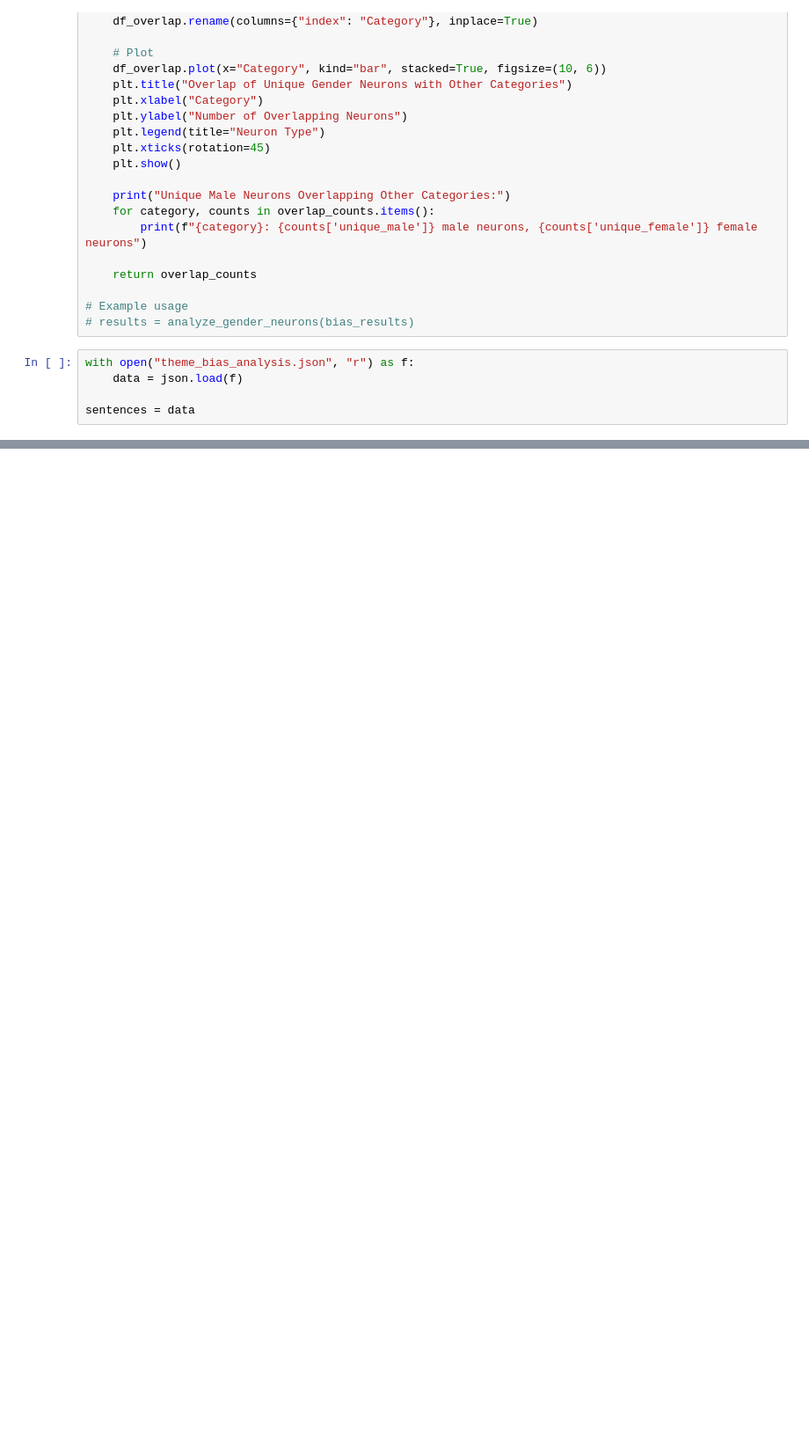
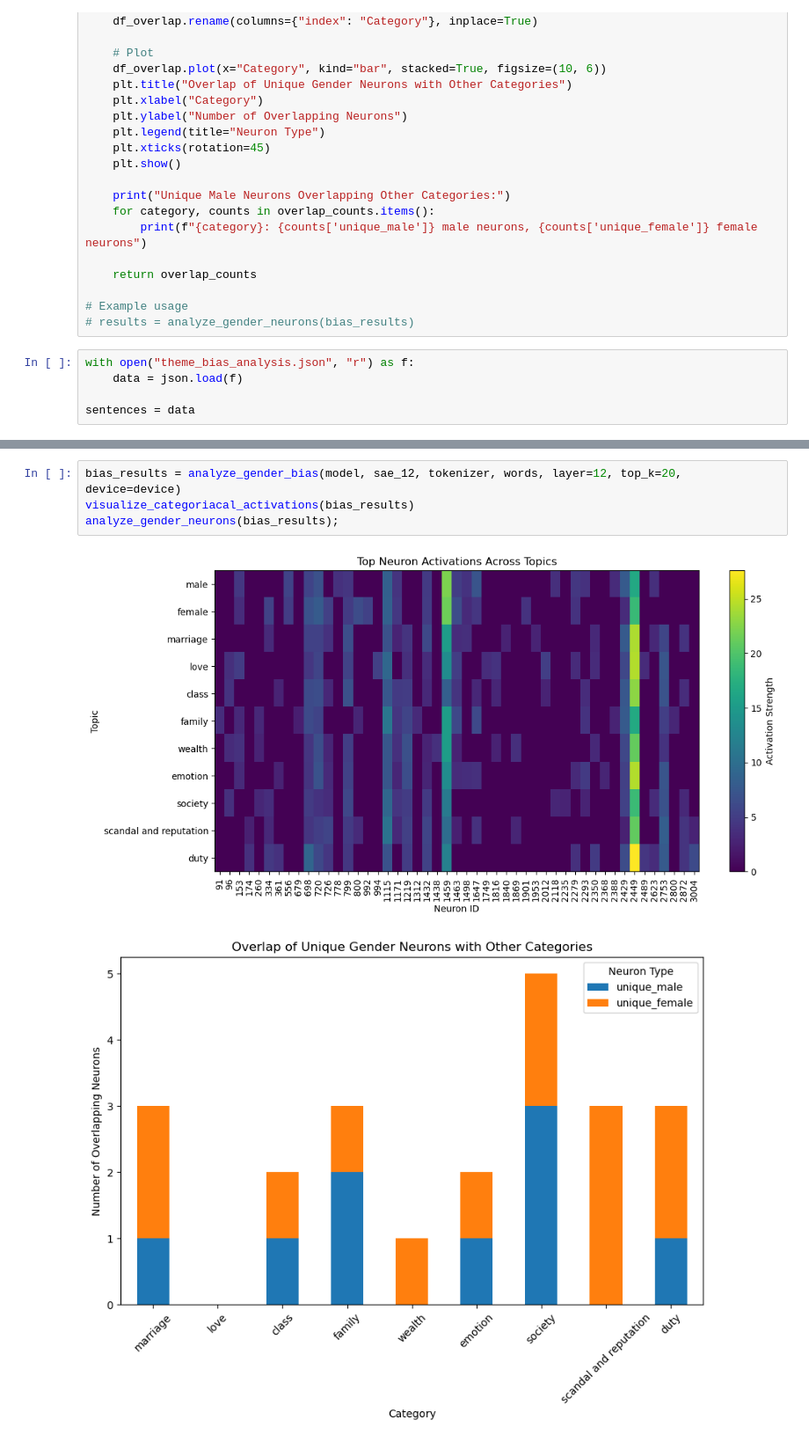
Before and after one commit to iug-htw/GPTAndPrejudice, a Jupyter notebook: neuron_activations_overlap.ipynb, the cells around one changed output, grey strips where cells are left out. Shown: that part at 88% size. Drawn from its saved outputs; the diff is of its cells as text; blank space fills up the shorter version.

```diff
--- a/neuron_activations_overlap.ipynb
+++ b/neuron_activations_overlap.ipynb
@@ -250,0 +253,7 @@ duty: 0 male neurons, 4 female neurons
+# %%
+bias_results = analyze_gender_bias(model, sae_12, tokenizer, words, layer=12, top_k=20, device=device)
+visualize_categoriacal_activations(bias_results)
+analyze_gender_neurons(bias_results);
+# %% [output]
+[figure, added]
+[figure, added]
```
Also changed, not shown: parts of 9 cells of this notebook, 10 other files.
